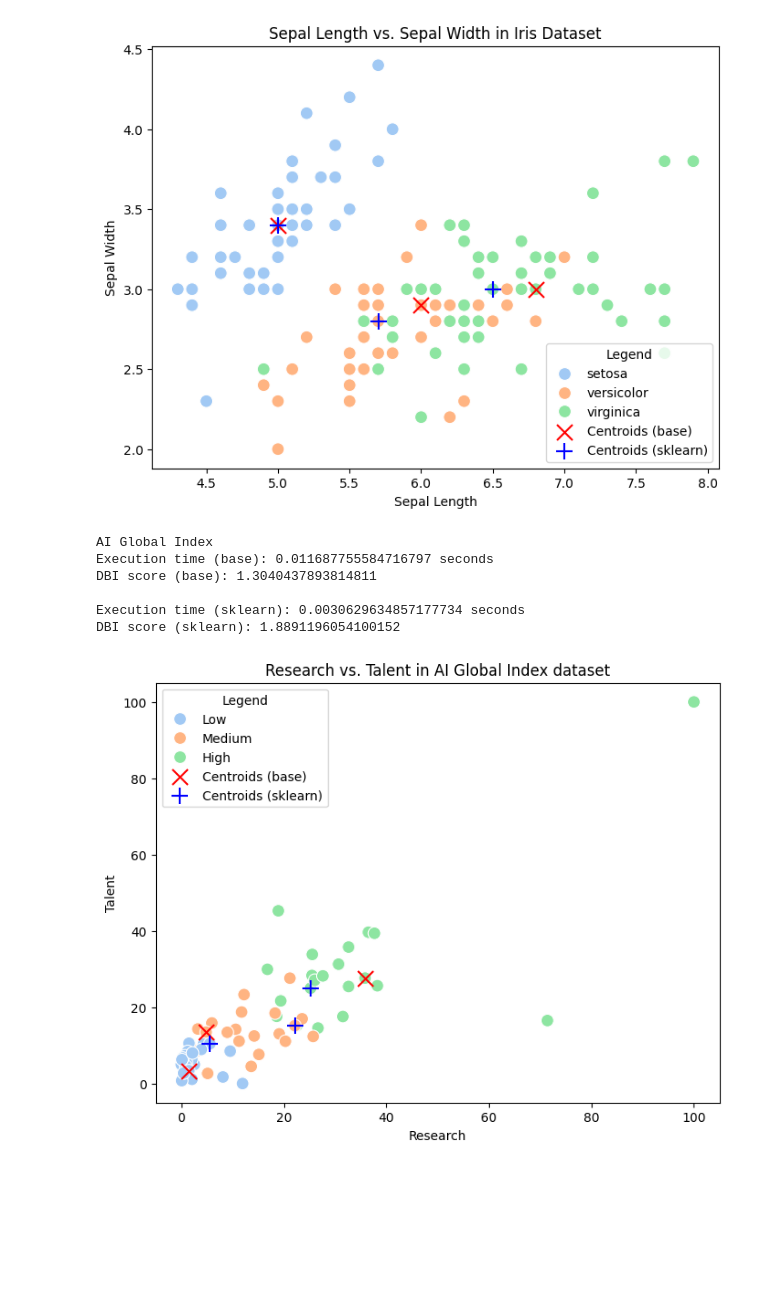
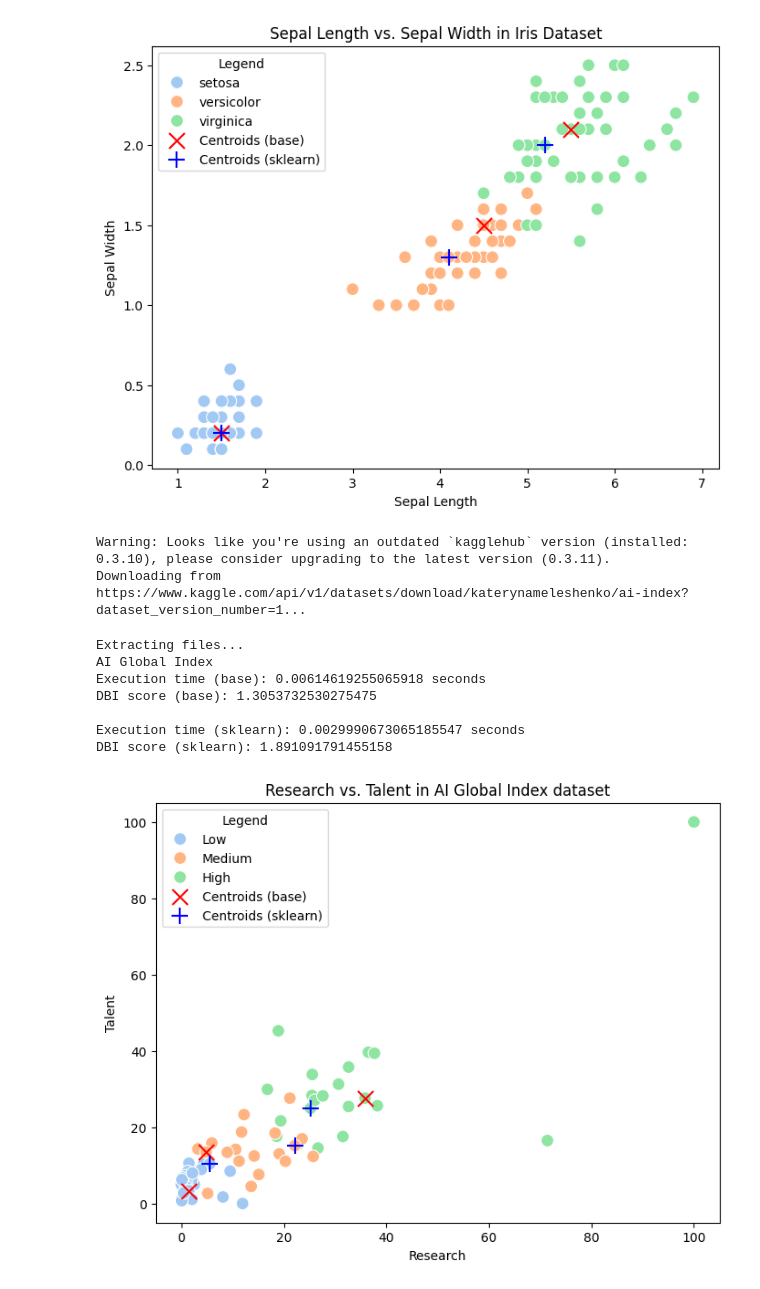
Before and after one commit to mirchandani-mohnish/ClusterMetrics, a Jupyter notebook: kmedoids.ipynb, the cells around one changed output. Saved outputs shown, nothing was run; the diff lists cells and outputs as text; code cells hidden in the pictures; blank space fills up the shorter version.

```diff
--- a/kmedoids.ipynb
+++ b/kmedoids.ipynb
@@ -86,23 +96,22 @@ DBI score (sklearn): 0.6690341629005112
 # %%
-# centroids_base_iris = scaler_iris.inverse_transform(centroids_base_iris)
-# centroids_sklearn_iris = scaler_iris.inverse_transform(centroids_sklearn_iris)
-
-slength_idx = list(iris_filtered.columns).index("sepal_length")
-swidth_idx = list(iris_filtered.columns).index("sepal_width")
+plength_idx = list(iris_filtered.columns).index("petal_length")
+pwidth_idx = list(iris_filtered.columns).index("petal_width")
 
 plt.figure(figsize=(8, 6))
-sns.scatterplot(data=iris, x="sepal_length", y="sepal_width", hue="species", palette="pastel", s=100)
-plt.scatter(centroids_base_iris[:, slength_idx], centroids_base_iris[:, swidth_idx], c='red', marker='x', s=150, label='Centroids (base)')
-plt.scatter(centroids_sklearn_iris[:, slength_idx], centroids_sklearn_iris[:, swidth_idx], c='blue', marker='+', s=150, label='Centroids (sklearn)')
+sns.scatterplot(data=iris, x="petal_length", y="petal_width", hue="species", palette="pastel", s=100)
+plt.scatter(centroids_base_iris[:, plength_idx], centroids_base_iris[:, pwidth_idx], c='red', marker='x', s=150, label='Centroids (base)')
+plt.scatter(centroids_sklearn_iris[:, plength_idx], centroids_sklearn_iris[:, pwidth_idx], c='blue', marker='+', s=150, label='Centroids (sklearn)')
 
 plt.xlabel("Sepal Length")
 plt.ylabel("Sepal Width")
 plt.title("Sepal Length vs. Sepal Width in Iris Dataset")
 plt.legend(title="Legend")
 plt.show()
 # %% [output]
-[figure, old version]
+[figure, new version]
 # %%
+from sklearn.preprocessing import OrdinalEncoder
+
 path = kagglehub.dataset_download("katerynameleshenko/ai-index")
 ai = pd.read_csv(os.path.join(path, "AI_index_db.csv"))
 ai = ai.dropna()
@@ -112,9 +121,14 @@ ai["Total_score_Category"] = pd.cut(
     bins=[-float("inf"), 17.03, 26.91, float("inf")],
     labels=["Low", "Medium", "High"]
 )
-ai = ai.drop(columns=["Total score"])
+ai = ai.drop(columns=["Total score", "Country"])
 
-ai_filtered = ai.select_dtypes(include=['float64'])
+ai_filtered = ai.drop(columns=["Total_score_Category"])
+
+encoder = OrdinalEncoder()
+
+categorical_cols = [col for col in ai_filtered.columns if ai_filtered[col].dtype not in [np.int64, np.float64]]
+ai_filtered[categorical_cols] = encoder.fit_transform(ai_filtered[categorical_cols])
 
 X_ai = ai_filtered.to_numpy()
 k_ai = 3
@@ -133,10 +147,13 @@ centroids_sklearn_ai = k_medoids_ai.cluster_centers_
 print(f"\nExecution time (sklearn): {time.time() - start_time} seconds")
 print(f"DBI score (sklearn): {davies_bouldin_score(X_ai, labels_sklearn_ai)}")
 # %% [output]
-AI Global Index
-Execution time (base): 0.011687755584716797 seconds
-DBI score (base): 1.3040437893814811
-
-Execution time (sklearn): 0.0030629634857177734 seconds
-DBI score (sklearn): 1.8891196054100152
+Warning: Looks like you're using an outdated `kagglehub` version (installed: 0.3.10), please consider upgrading to the latest version (0.3.11).
+Downloading from https://www.kaggle.com/api/v1/datasets/download/katerynameleshenko/ai-index?dataset_version_number=1...
+Extracting files...
+AI Global Index
+Execution time (base): 0.00614619255065918 seconds
+DBI score (base): 1.3053732530275475
+
+Execution time (sklearn): 0.0029990673065185547 seconds
+DBI score (sklearn): 1.891091791455158
 # %%
```
Also changed, not shown: parts of 11 cells of this notebook.
